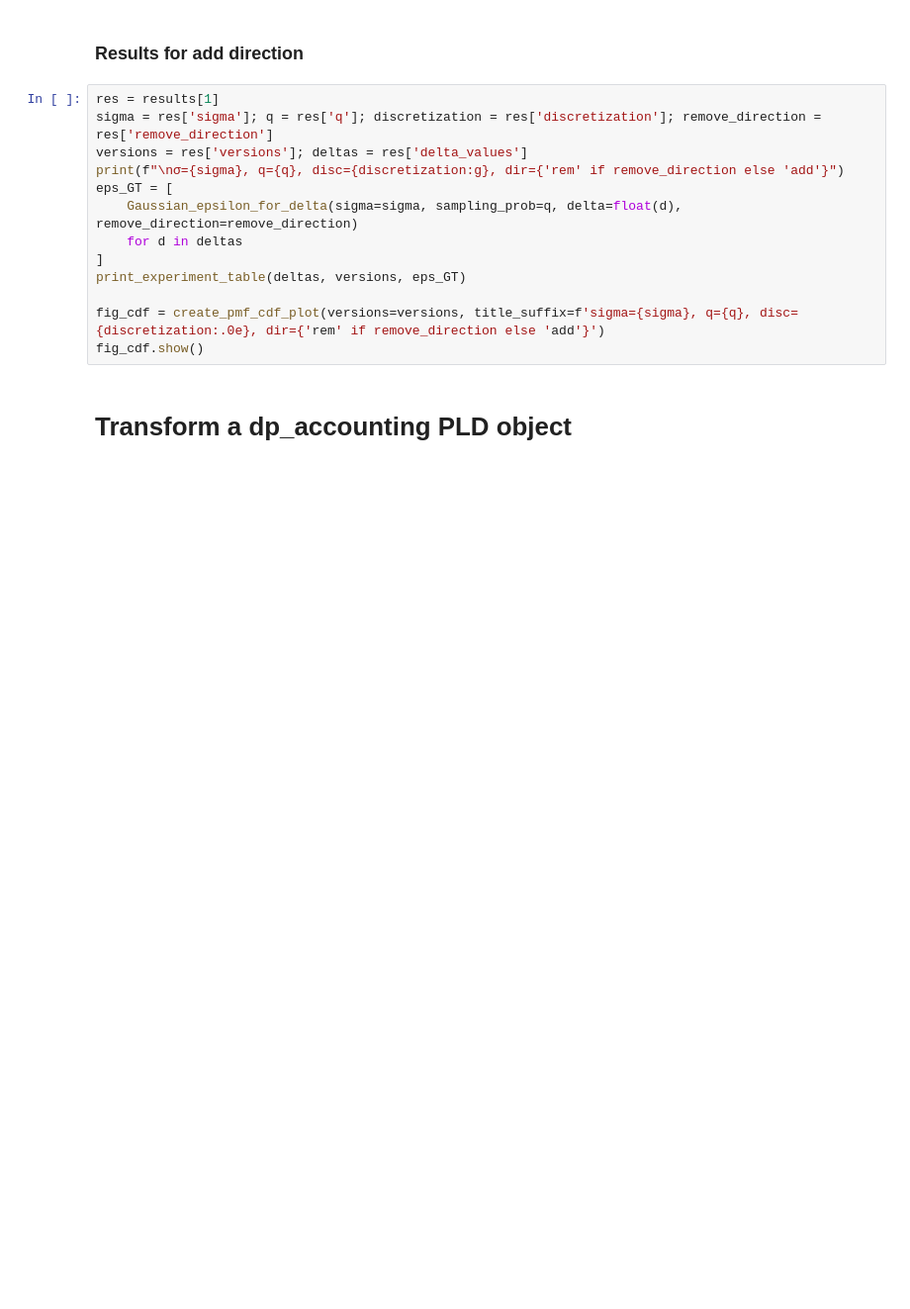
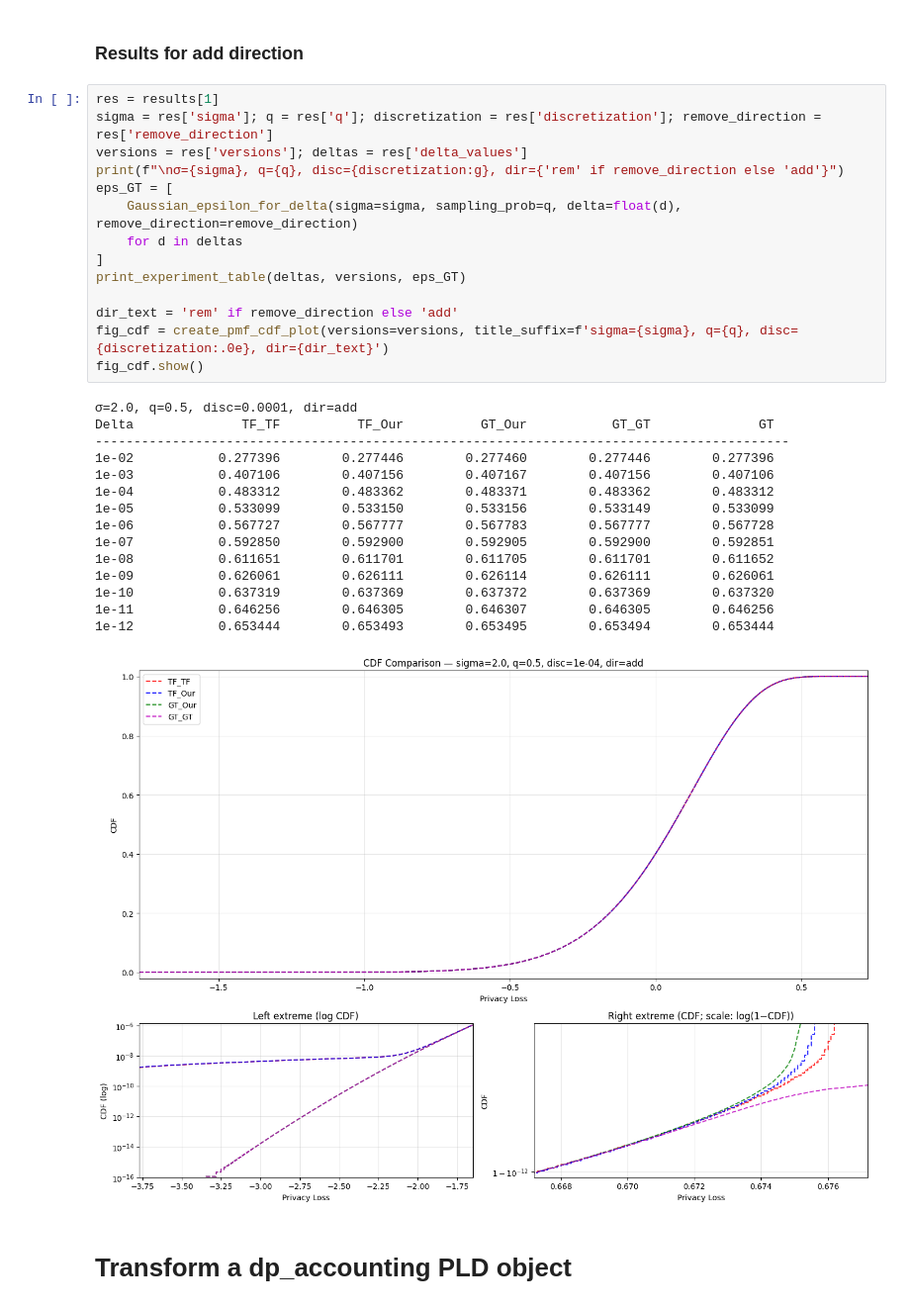
Before and after one commit to moshenfeld/PLD_subsampling, a Jupyter notebook: PLD_subsampling/example.ipynb, the cells around one changed output. Shown at 99% size. Cells and saved outputs as stored; diff of their text form; blank space fills up the shorter version.

```diff
--- a/PLD_subsampling/example.ipynb
+++ b/PLD_subsampling/example.ipynb
@@ -66,15 +103,32 @@ fig_cdf.show()
 # %%
 res = results[1]
 sigma = res['sigma']; q = res['q']; discretization = res['discretization']; remove_direction = res['remove_direction']
 versions = res['versions']; deltas = res['delta_values']
 print(f"\nσ={sigma}, q={q}, disc={discretization:g}, dir={'rem' if remove_direction else 'add'}")
 eps_GT = [
     Gaussian_epsilon_for_delta(sigma=sigma, sampling_prob=q, delta=float(d), remove_direction=remove_direction)
     for d in deltas
 ]
 print_experiment_table(deltas, versions, eps_GT)
 
-fig_cdf = create_pmf_cdf_plot(versions=versions, title_suffix=f'sigma={sigma}, q={q}, disc={discretization:.0e}, dir={'rem' if remove_direction else 'add'}')
+dir_text = 'rem' if remove_direction else 'add'
+fig_cdf = create_pmf_cdf_plot(versions=versions, title_suffix=f'sigma={sigma}, q={q}, disc={discretization:.0e}, dir={dir_text}')
 fig_cdf.show()
+# %% [output]
+σ=2.0, q=0.5, disc=0.0001, dir=add
+Delta              TF_TF          TF_Our          GT_Our           GT_GT              GT
+------------------------------------------------------------------------------------------
+1e-02           0.277396        0.277446        0.277460        0.277446        0.277396
+1e-03           0.407106        0.407156        0.407167        0.407156        0.407106
+1e-04           0.483312        0.483362        0.483371        0.483362        0.483312
+1e-05           0.533099        0.533150        0.533156        0.533149        0.533099
+1e-06           0.567727        0.567777        0.567783        0.567777        0.567728
+1e-07           0.592850        0.592900        0.592905        0.592900        0.592851
+1e-08           0.611651        0.611701        0.611705        0.611701        0.611652
+1e-09           0.626061        0.626111        0.626114        0.626111        0.626061
+1e-10           0.637319        0.637369        0.637372        0.637369        0.637320
+1e-11           0.646256        0.646305        0.646307        0.646305        0.646256
+1e-12           0.653444        0.653493        0.653495        0.653494        0.653444
+[figure, added]
 # %% [markdown]
 # Transform a dp_accounting PLD object
```
Also changed, not shown: parts of 8 cells of this notebook, 8 other files.
